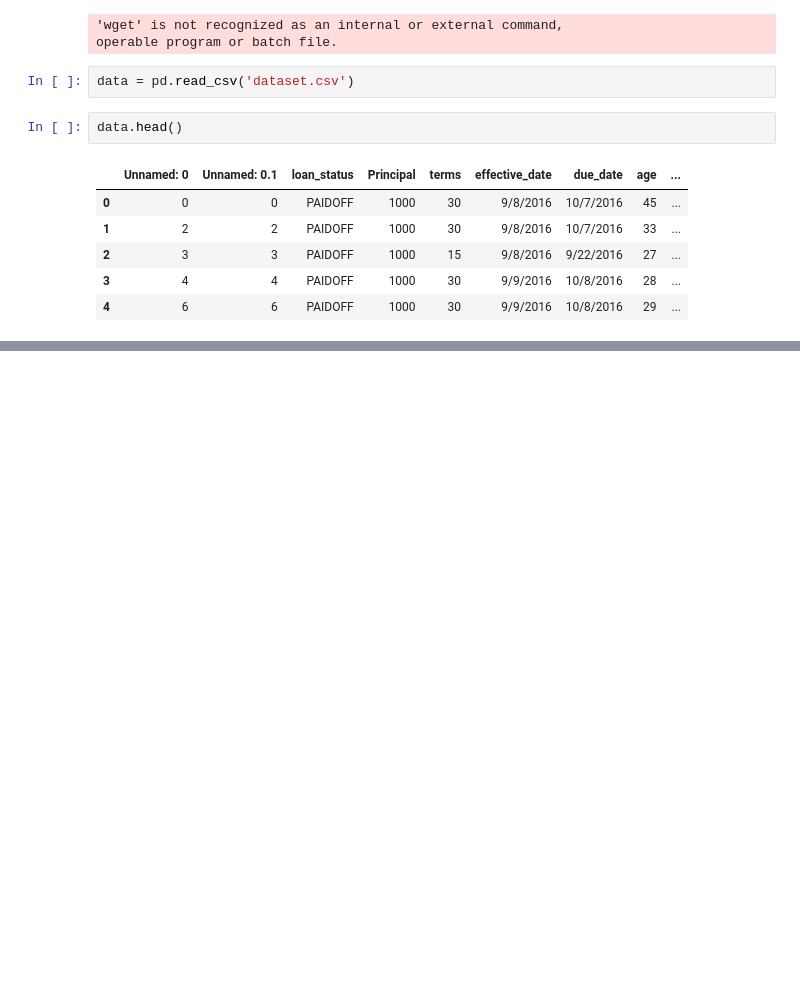
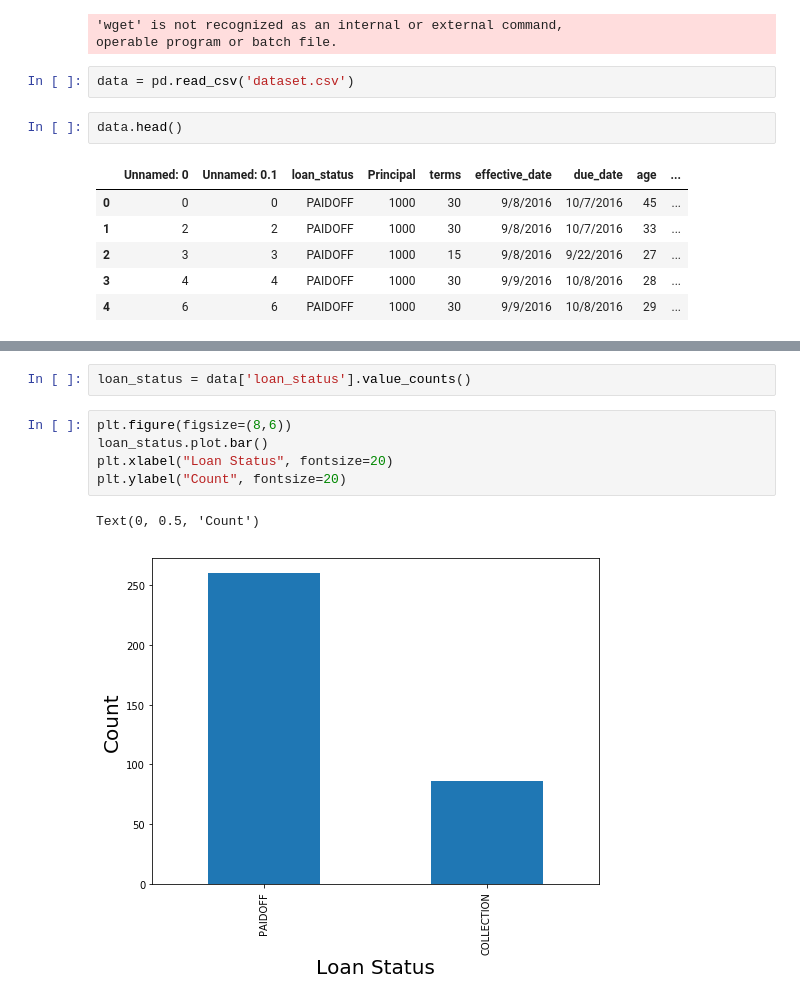
Before and after one commit to Abhi012G/IBM-The-Best-Classifier, a Jupyter notebook: The Best Classifier .ipynb, the cells around one changed output, grey strips where cells are left out. Cells and saved outputs as stored; diff of their text form; blank space fills up the shorter version.

Commit message:
Data Wrangling

```diff
--- a/The Best Classifier .ipynb
+++ b/The Best Classifier .ipynb
@@ -36,0 +53,10 @@ data.describe(include="all")
+# %%
+loan_status = data['loan_status'].value_counts()
+# %%
+plt.figure(figsize=(8,6))
+loan_status.plot.bar()
+plt.xlabel("Loan Status", fontsize=20)
+plt.ylabel("Count", fontsize=20)
+# %% [output]
+Text(0, 0.5, 'Count')
+[figure, added]
```
Also changed, not shown: parts of 11 cells of this notebook.
